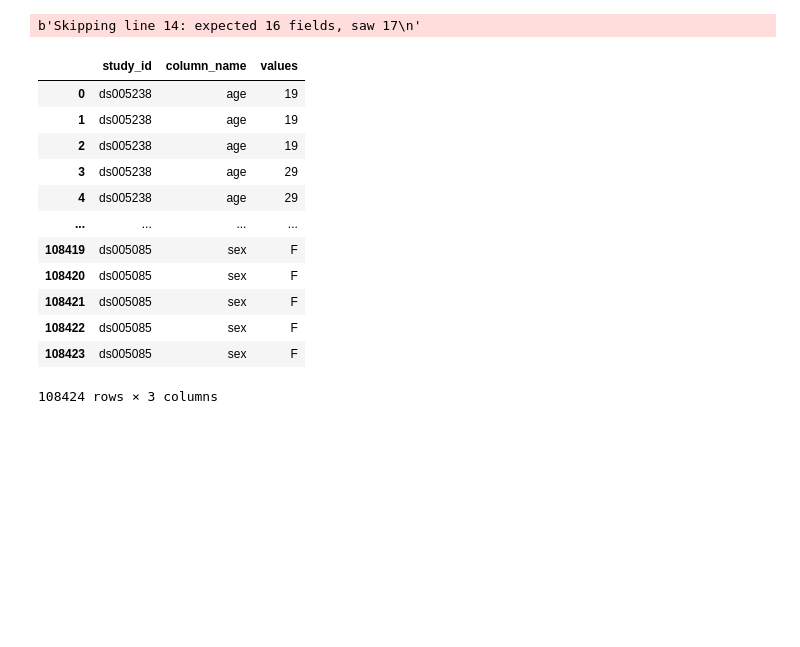
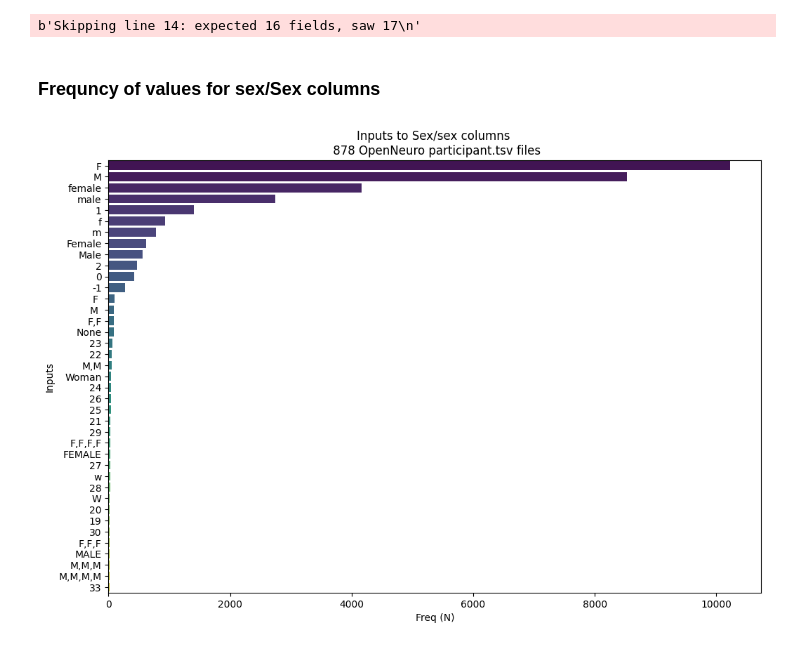
Before and after one commit to demidenm/openneuro_scrub, a Jupyter notebook: scripts/evaluating_files-values.ipynb, the cells around one changed output. Drawn from its saved outputs; the diff is of its cells as text; code cells hidden in the pictures; blank space fills up the shorter version.

```diff
--- a/scripts/evaluating_files-values.ipynb
+++ b/scripts/evaluating_files-values.ipynb
@@ -160,19 +182,3 @@ columns_name_eval = ['age','sex','gender','handedness','hand']
 columns_values_df = participant_col_values(file_list,columns_name_eval)
 # %% [output]
 b'Skipping line 14: expected 16 fields, saw 17\n'
-# %%
-columns_values_df.groupby('')
-# %% [output]
-|  | study_id | column_name | values |
-| 0 | ds005238 | age | 19 |
-| 1 | ds005238 | age | 19 |
-| 2 | ds005238 | age | 19 |
-| 3 | ds005238 | age | 29 |
-| 4 | ds005238 | age | 29 |
-| ... | ... | ... | ... |
-| 108419 | ds005085 | sex | F |
-| 108420 | ds005085 | sex | F |
-| 108421 | ds005085 | sex | F |
-| 108422 | ds005085 | sex | F |
-| 108423 | ds005085 | sex | F |
-108424 rows × 3 columns
@@ -180,0 +185,23 @@ filtered_df = df[df['sex'] == 'M']
+# %%
+sex_values = columns_values_df[columns_values_df['column_name']=='sex']
+gender_values = columns_values_df[columns_values_df['column_name']=='gender']
+handedness = columns_values_df[columns_values_df['column_name']=='handedness']
+# %% [markdown]
+### Frequncy of values for sex/Sex columns
+# %%
+freq_words = Counter(sex_values['values'])
+
+# pick top 40
+top_40_words = dict(freq_words.most_common(40))
+
+top_words_df = pd.DataFrame(list(top_40_words.items()), columns=['name', 'freq'])
+
+#plt
+plt.figure(figsize=(12, 8))
+sns.barplot(data=top_words_df, y='name', x='freq', palette='viridis')
+plt.title(f'Inputs to Sex/sex columns \n {len(file_list)} OpenNeuro participant.tsv files')
+plt.xlabel('Freq (N)')
+plt.ylabel('Inputs')
+plt.show()
+# %% [output]
+[figure, added]
```
Also changed, not shown: parts of 22 cells of this notebook.
